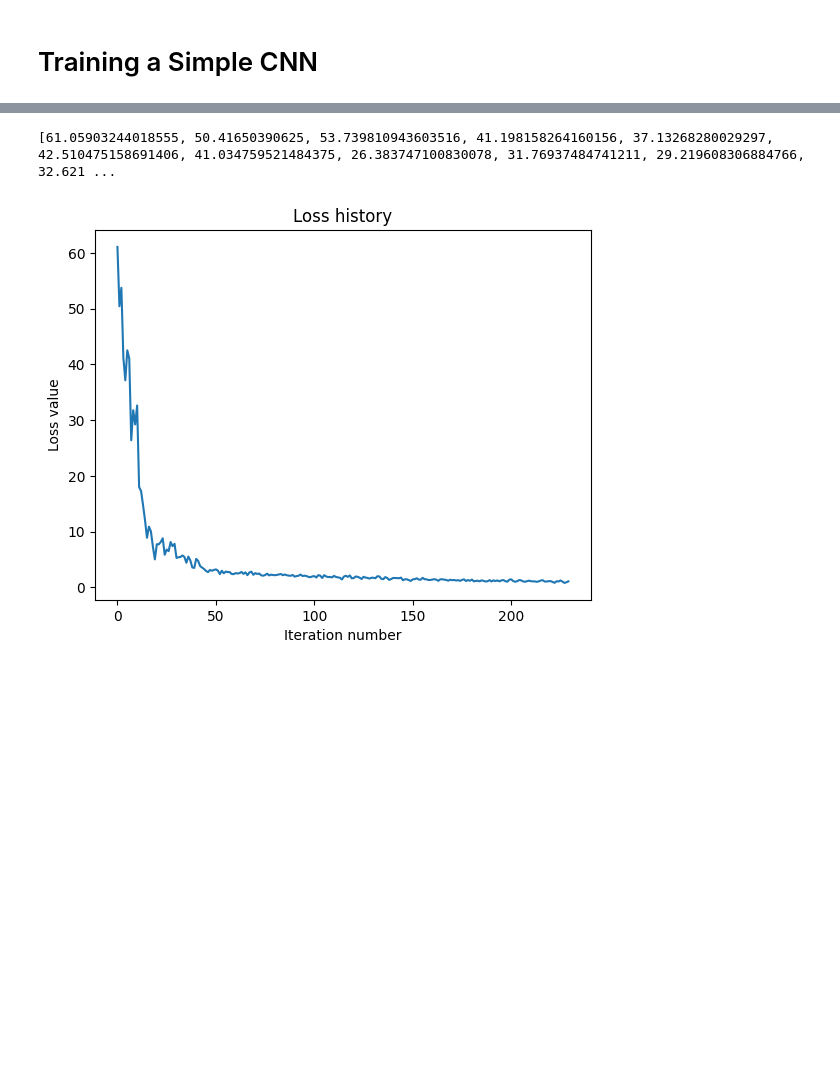
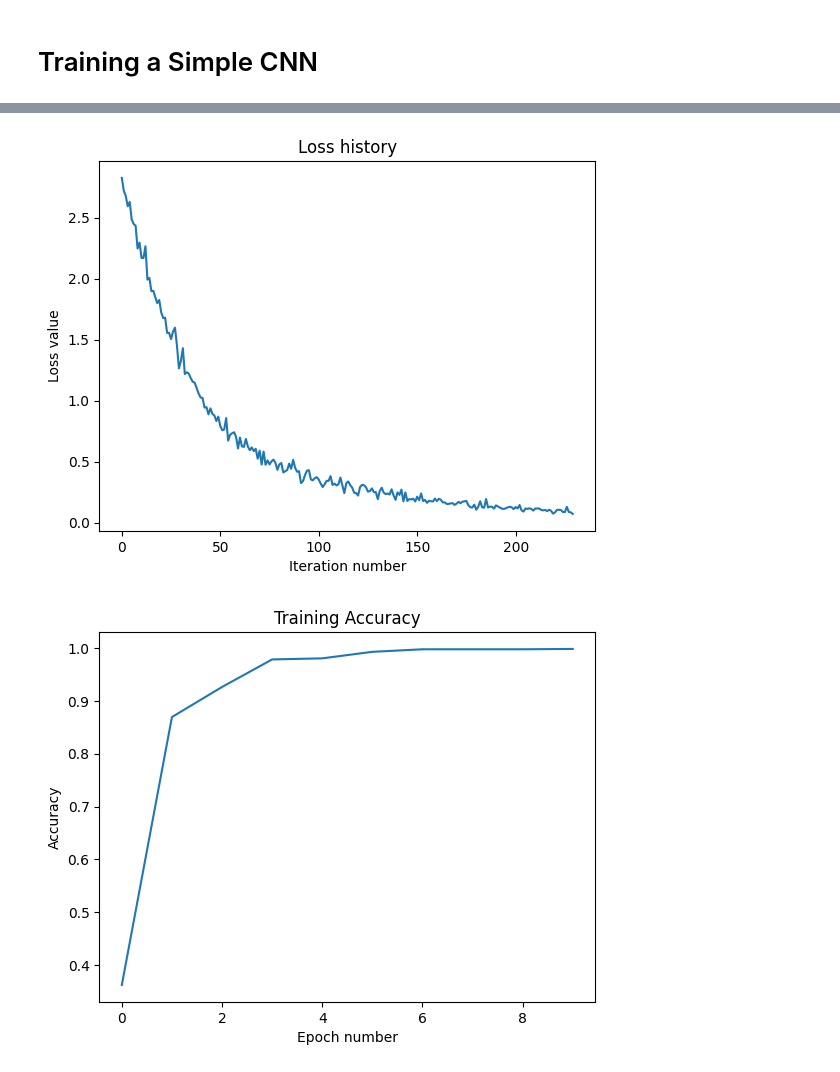
Before and after one commit to mycalize/gaze-estimator, a Jupyter notebook: simple_cnn.ipynb, the cells around one changed output, grey strips where cells are left out. Drawn from its saved outputs; the diff is of its cells as text; code cells hidden in the pictures; blank space fills up the shorter version.

```diff
--- a/simple_cnn.ipynb
+++ b/simple_cnn.ipynb
@@ -45,7 +45,7 @@ Labels batch shape: torch.Size([64])
 # %%
 model = ConvNet(input_dims=(160, 120))
 criterion = nn.CrossEntropyLoss()
-optimizer = optim.Adam(model.parameters(), lr=1e-5)
+optimizer = optim.Adam(model.parameters(), lr=1e-4)
 
 results = train(model, criterion, optimizer, train_loader, epochs=10)
 # %% [output]
@@ -62,11 +62,16 @@ results = train(model, criterion, optimizer, train_loader, epochs=10)
 # %%
 iter_train_loss_list, train_acc_list = results
 plt.plot(iter_train_loss_list)
-print(iter_train_loss_list)
 plt.xlabel('Iteration number')
 plt.ylabel('Loss value')
 plt.title('Loss history')
 plt.show()
+
+plt.plot(train_acc_list)
+plt.xlabel('Epoch number')
+plt.ylabel('Accuracy')
+plt.title('Training Accuracy')
+plt.show()
 # %% [output]
-[61.05903244018555, 50.41650390625, 53.739810943603516, 41.198158264160156, 37.13268280029297, 42.510475158691406, 41.034759521484375, 26.383747100830078, 31.76937484741211, 29.219608306884766, 32.621 ...
-[figure, old version]
+[figure, new version]
+[figure, added]
```
Also changed, not shown: parts of 2 cells of this notebook, 1 other file.
